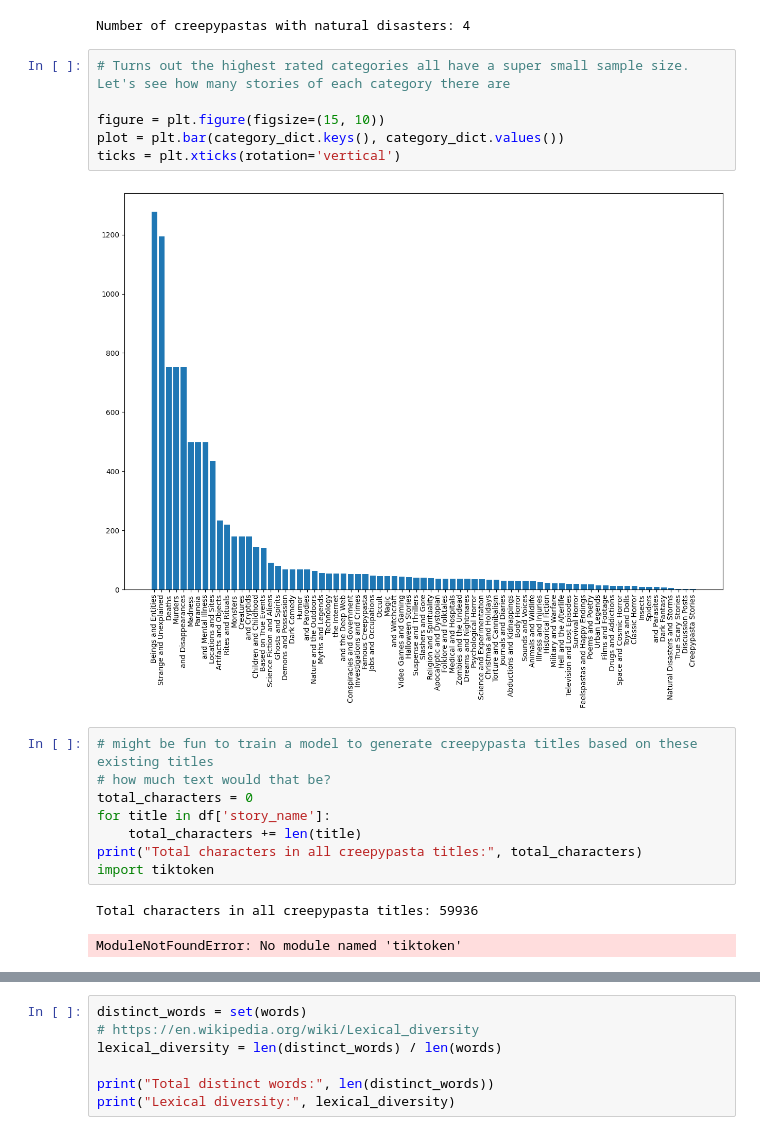
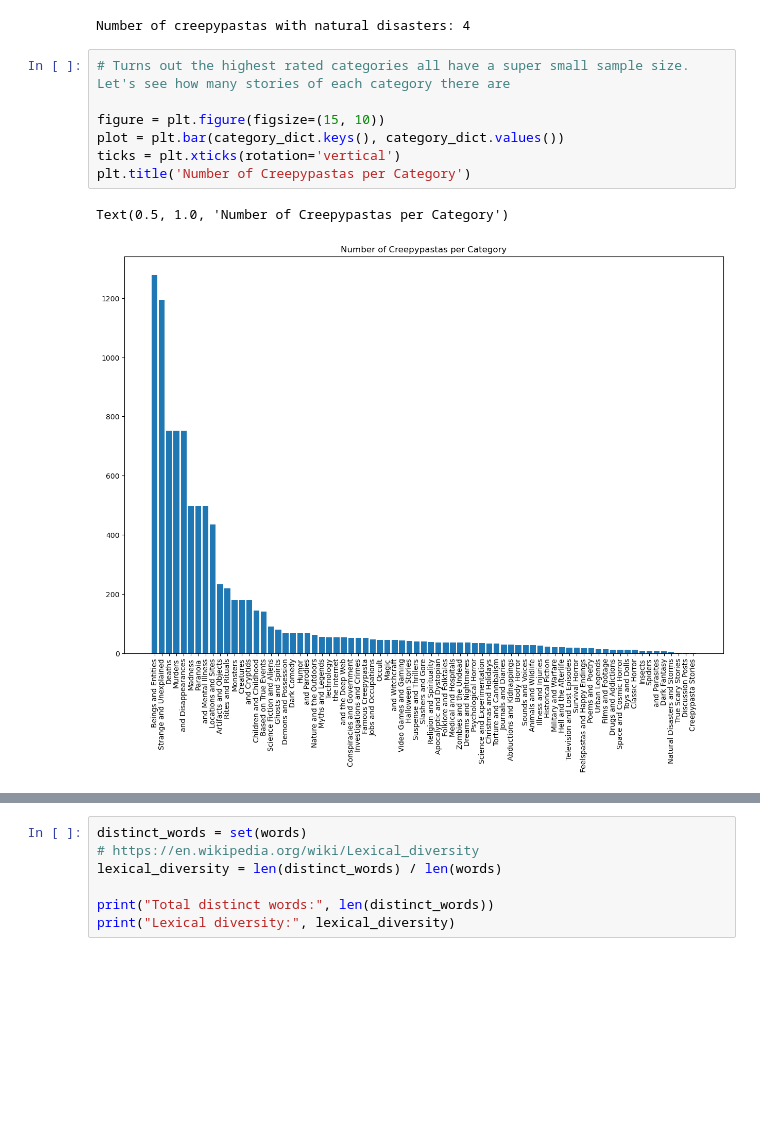
Before and after one commit to BraydenJenkins/creepypasta-analysis, a Jupyter notebook: analysis.ipynb, the cells around one changed output, grey strips where cells are left out. Saved outputs shown, nothing was run; the diff lists cells and outputs as text; blank space fills up the shorter version.

```diff
--- a/analysis.ipynb
+++ b/analysis.ipynb
@@ -271,22 +277,13 @@ Number of creepypastas with natural disasters: 4
 # %%
 # Turns out the highest rated categories all have a super small sample size. Let's see how many stories of each category there are
 
 figure = plt.figure(figsize=(15, 10))
 plot = plt.bar(category_dict.keys(), category_dict.values())
 ticks = plt.xticks(rotation='vertical')
+plt.title('Number of Creepypastas per Category')
 # %% [output]
+Text(0.5, 1.0, 'Number of Creepypastas per Category')
-[figure, old version]
+[figure, new version]
-# %%
-# might be fun to train a model to generate creepypasta titles based on these existing titles
-# how much text would that be?
-total_characters = 0
-for title in df['story_name']:
-    total_characters += len(title)
-print("Total characters in all creepypasta titles:", total_characters)
-import tiktoken
-# %% [output]
-Total characters in all creepypasta titles: 59936
-ModuleNotFoundError: No module named 'tiktoken'
 # %%
 # let's do some analysis on the text itself
 import nltk
```
Also changed, not shown: parts of 36 cells of this notebook.
